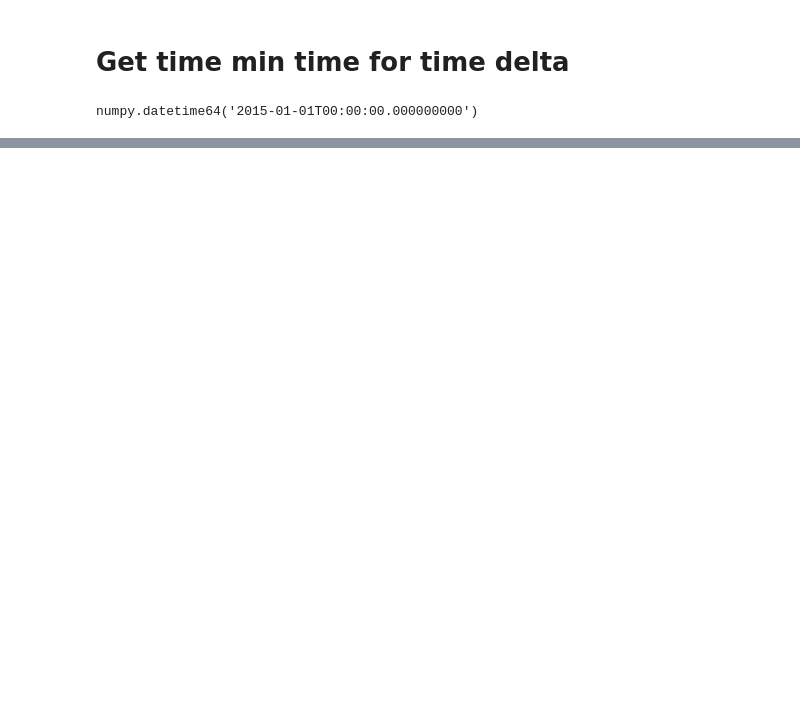
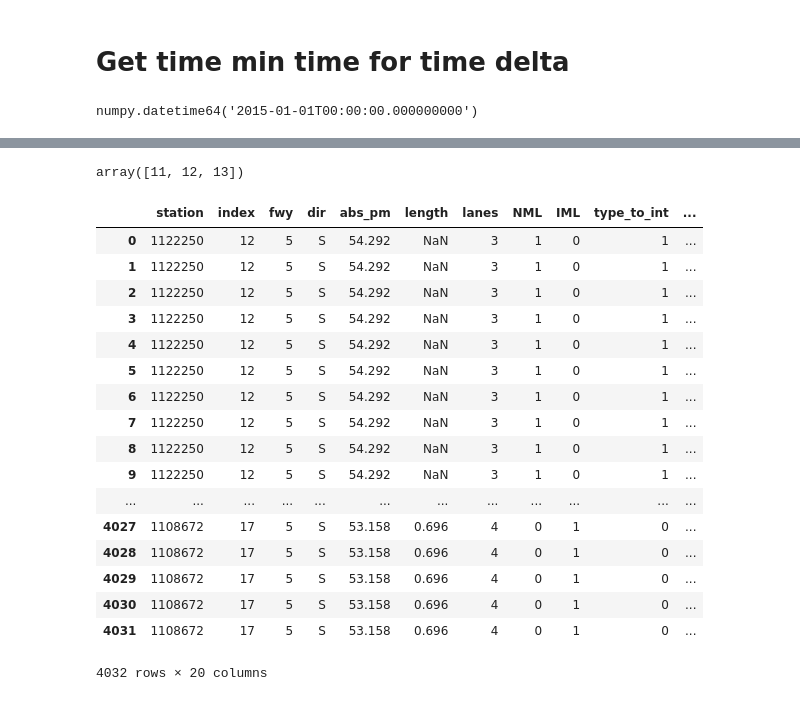
Before and after one commit to abrespect/DSE_Cohort2_Traffic_Capstone, a Jupyter notebook: cohort2/exploration/traffic_prediction_model.ipynb, the cells around one changed output, grey strips where cells are left out. Drawn from its saved outputs; the diff is of its cells as text; code cells hidden in the pictures; blank space fills up the shorter version.

```diff
--- a/cohort2/exploration/traffic_prediction_model.ipynb
+++ b/cohort2/exploration/traffic_prediction_model.ipynb
@@ -189,7 +196,7 @@ struct_list = [
 schema_struct = StructType(struct_list)
 # %%
 #node this is only the first 5 days of files for now
-files = [data_5min_path + filename for filename in onlyfiles[:3]]
+files = [data_5min_path + filename for filename in onlyfiles][:2]
 
 rdd = spark.read.csv(
     files,
@@ -410,0 +330,24 @@ slice_of_heaven.show()
+# %%
+dtime = udf(
+    lambda x: x-1,
+    IntegerType()
+)
+
+delta = udf(
+    lambda date_time: int((np.datetime64(date_time)-station_stats.timestamp_min.values[0])/np.timedelta64(5,'m')),
+    IntegerType()
+)
+
+delta_time = udf(
+    lambda x,y,z: x+y*z,
+    IntegerType()
+)
+
+fwy_rdd = (
+    rdd
+    .where('freeway = 5')
+    .where('direction_of_travel = "S"')
+    .select('timestamp', 'station', 'totalflow', 'avgoccupancy', 'avgspeed')
+    .withColumn("delta", delta(rdd.timestamp))
+    .orderBy('timestamp', ascending=True)
+)
@@ -410,0 +413,25 @@ slice_of_heaven.show()
+# %%
+df.group.unique()
+# %% [output]
+array([11, 12, 13])
+# %%
+df[df.group==11]
+# %% [output]
+|  | station | index | fwy | dir | abs_pm | length | lanes | NML | IML | type_to_int | ... |
+| 0 | 1122250 | 12 | 5 | S | 54.292 | NaN | 3 | 1 | 0 | 1 | ... |
+| 1 | 1122250 | 12 | 5 | S | 54.292 | NaN | 3 | 1 | 0 | 1 | ... |
+| 2 | 1122250 | 12 | 5 | S | 54.292 | NaN | 3 | 1 | 0 | 1 | ... |
+| 3 | 1122250 | 12 | 5 | S | 54.292 | NaN | 3 | 1 | 0 | 1 | ... |
+| 4 | 1122250 | 12 | 5 | S | 54.292 | NaN | 3 | 1 | 0 | 1 | ... |
+| 5 | 1122250 | 12 | 5 | S | 54.292 | NaN | 3 | 1 | 0 | 1 | ... |
+| 6 | 1122250 | 12 | 5 | S | 54.292 | NaN | 3 | 1 | 0 | 1 | ... |
+| 7 | 1122250 | 12 | 5 | S | 54.292 | NaN | 3 | 1 | 0 | 1 | ... |
+| 8 | 1122250 | 12 | 5 | S | 54.292 | NaN | 3 | 1 | 0 | 1 | ... |
+| 9 | 1122250 | 12 | 5 | S | 54.292 | NaN | 3 | 1 | 0 | 1 | ... |
+| ... | ... | ... | ... | ... | ... | ... | ... | ... | ... | ... | ... |
+| 4027 | 1108672 | 17 | 5 | S | 53.158 | 0.696 | 4 | 0 | 1 | 0 | ... |
+| 4028 | 1108672 | 17 | 5 | S | 53.158 | 0.696 | 4 | 0 | 1 | 0 | ... |
+| 4029 | 1108672 | 17 | 5 | S | 53.158 | 0.696 | 4 | 0 | 1 | 0 | ... |
+| 4030 | 1108672 | 17 | 5 | S | 53.158 | 0.696 | 4 | 0 | 1 | 0 | ... |
+| 4031 | 1108672 | 17 | 5 | S | 53.158 | 0.696 | 4 | 0 | 1 | 0 | ... |
+4032 rows × 20 columns
```
Also changed, not shown: parts of 58 cells of this notebook.
